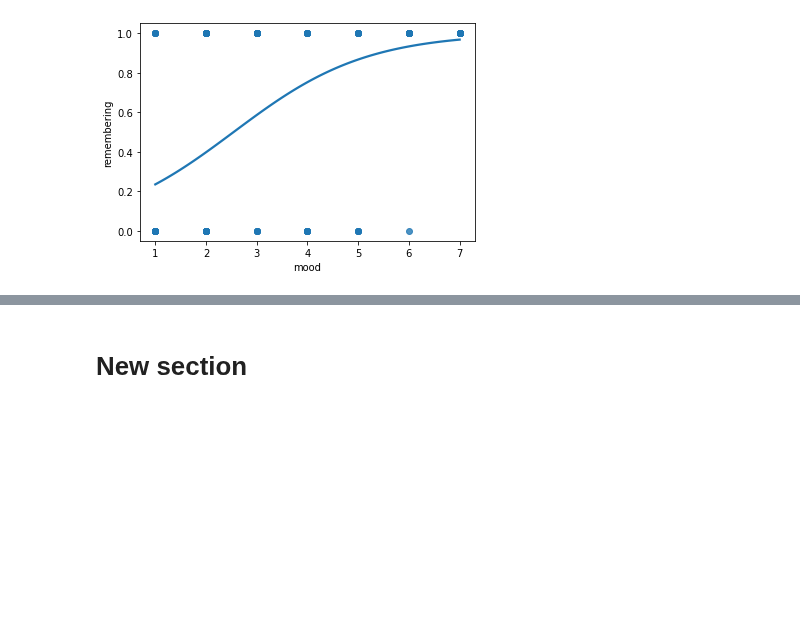
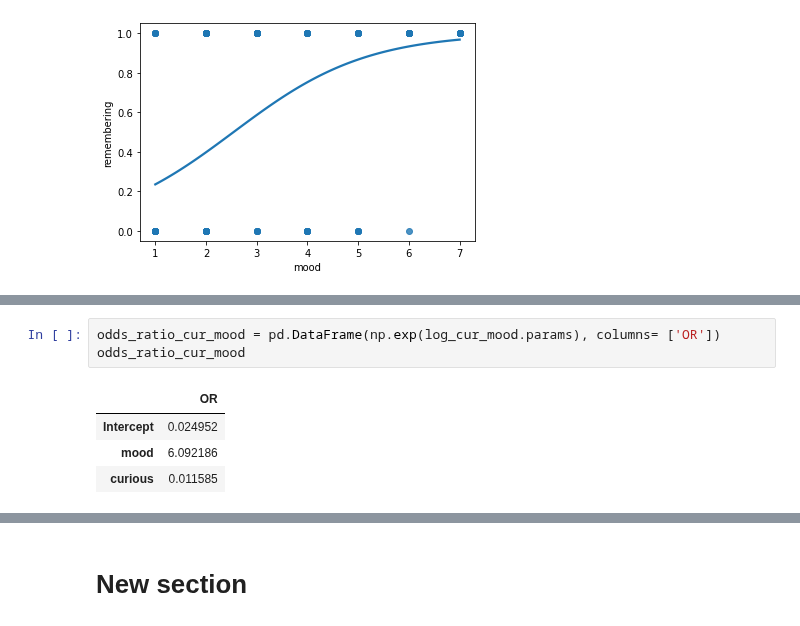
Before and after one commit to ia-nechaev/aqm2022, a Jupyter notebook: Copy_of_Logistic_regression.ipynb, the cells around one changed output, grey strips where cells are left out. Saved outputs shown, nothing was run; the diff lists cells and outputs as text; blank space fills up the shorter version.

```diff
--- a/Copy_of_Logistic_regression.ipynb
+++ b/Copy_of_Logistic_regression.ipynb
@@ -305,0 +281,8 @@ print(prediction_data.head())
+# %%
+odds_ratio_cur_mood = pd.DataFrame(np.exp(log_cur_mood.params), columns= ['OR'])
+odds_ratio_cur_mood
+# %% [output]
+|  | OR |
+| Intercept | 0.024952 |
+| mood | 6.092186 |
+| curious | 0.011585 |
```
Also changed, not shown: parts of 15 cells of this notebook.
